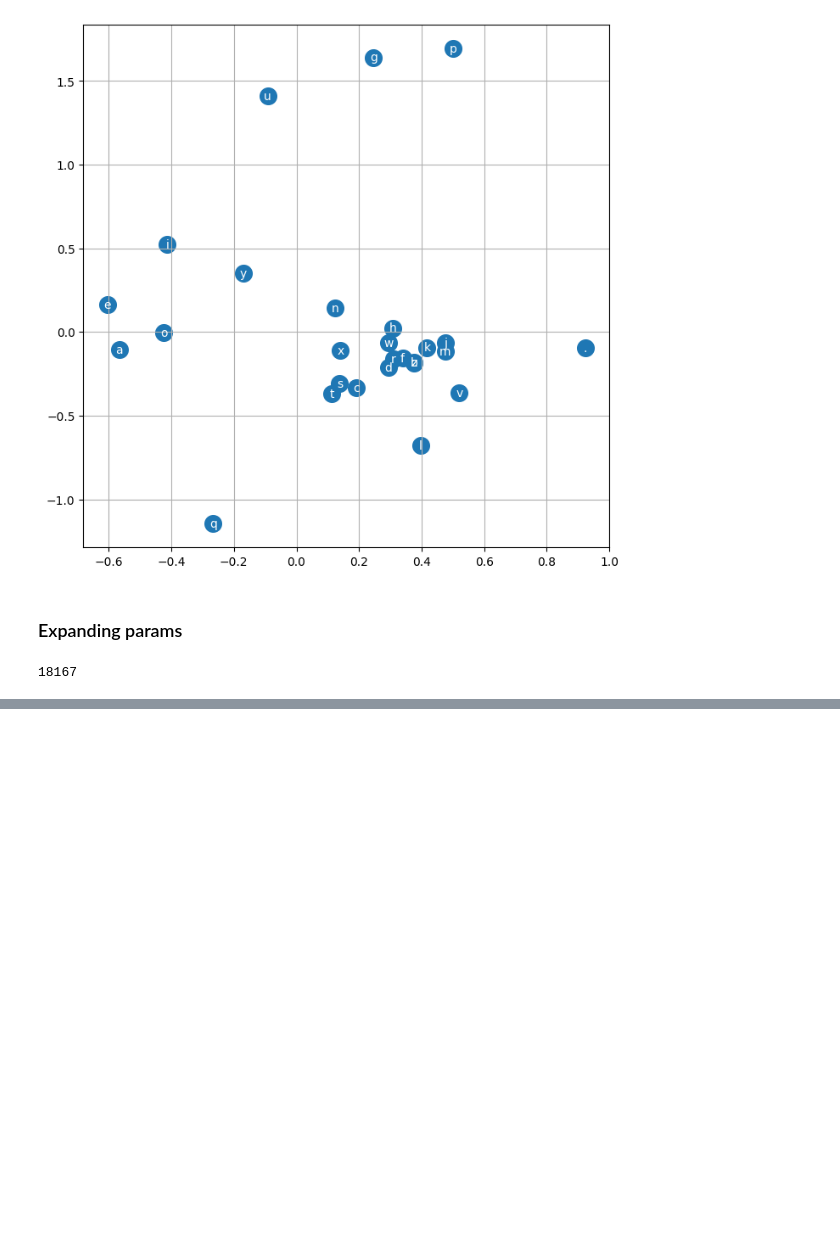
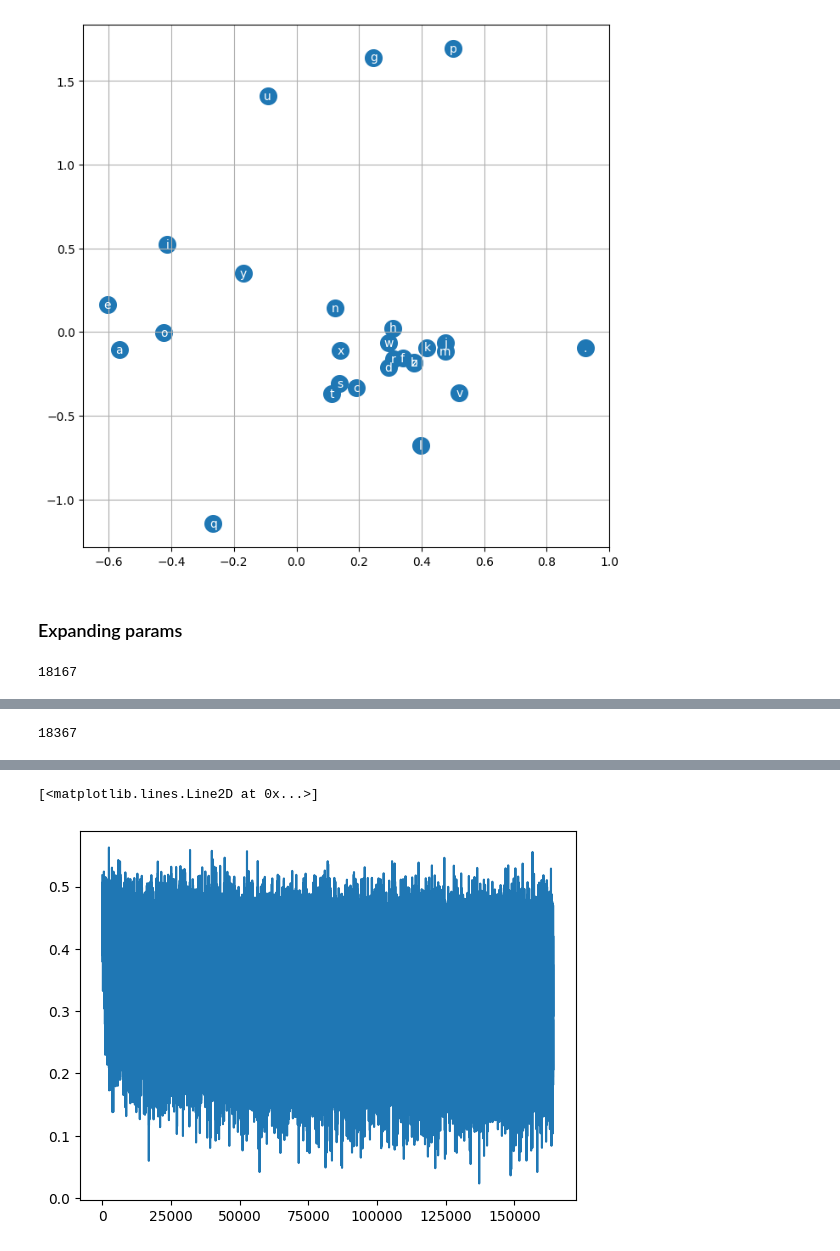
Before and after one commit to Daynil/micrograd_karpathy, a Jupyter notebook: makemore.ipynb, the cells around one changed output, grey strips where cells are left out. Cells and saved outputs as stored; diff of their text form; code cells hidden in the pictures; blank space fills up the shorter version.

Commit message:
working through manual backprop of neural net

```diff
--- a/makemore.ipynb
+++ b/makemore.ipynb
@@ -1651,0 +1671,42 @@ dessimaliyah
+# %%
+# Hyperparameters
+embedding_size = 20
+hidden_neurons = 200
+batch_size = 16
+weight_decay = 0.0001
+# %%
+g = torch.Generator().manual_seed(2147483647) # for reproducibility
+train_dl = DataLoader(train_data, batch_size=batch_size, shuffle=True, generator=g)
+dev_dl = DataLoader(dev_data, batch_size=batch_size, shuffle=True, generator=g)
+test_dl = DataLoader(test_data, batch_size=batch_size, shuffle=True, generator=g)
+# %%
+# Separate param initialization
+C = torch.randn((len(letters) + 1, embedding_size), generator=g)
+# 3 is num chars we picked per group
+# kaiming init - avoid weights too high
+W1 = torch.randn(3*embedding_size, hidden_neurons, generator=g) * (5/3)/((3 * embedding_size)**0.5)
+# For layers followed by batch norm, no bias is needed
+# B1 = torch.randn(hidden_neurons, generator=g)
+# Reduce weights to avoid overconfident initial logits
+W2 = torch.randn(hidden_neurons, len(letters) + 1, generator=g) * 0.01
+B2 = torch.randn(len(letters) + 1, generator=g) * 0.01
+
+# BatchNorm Params
+bngain = torch.ones((1, hidden_neurons))
+bnbias = torch.zeros((1, hidden_neurons))
+bnmean_running = torch.zeros((1, hidden_neurons))
+bnstd_running = torch.ones((1, hidden_neurons))
+
+parameters = [C, W1, W2, B2, bngain, bnbias]
+# Total model size
+print(sum(p.nelement() for p in parameters))
+
+for p in parameters:
+    p.requires_grad = True
+# %% [output]
+18367
+# %%
+losses_b = []
+batches = []
+
+batch_i = 0
@@ -1651,0 +1759,19 @@ dessimaliyah
+# %%
+print(f"Train loss: {loss}")
+tot_loss = 0
+with torch.no_grad():
+  for batch in dev_dl:
+    xb, yb = batch
+    emb = C[xb] # embed characters to vectors
+    embcat = emb.view(-1, 3*embedding_size) # concat to match shapes
+    hpreact = (embcat @ W1) #+ B1 # hidden layer pre activation
+    hpreact = bngain * (hpreact - bnmean_running) / bnstd_running + bnbias
+    h = torch.tanh(hpreact) # hidden layer
+    preds = (h @ W2) + B2 # output layer
+    loss = F.cross_entropy(preds, yb)
+    tot_loss += loss.item()
+
+print(f"Avg dev loss: {tot_loss / len(dev_dl)}")
+
+plt.plot(batches, losses_b)
+# %% [output]
@@ -1651,0 +1780,2 @@ dessimaliyah
+[<matplotlib.lines.Line2D at 0x...>]
+[figure, added]
```
Also changed, not shown: parts of 8 cells of this notebook, 1 other file.
